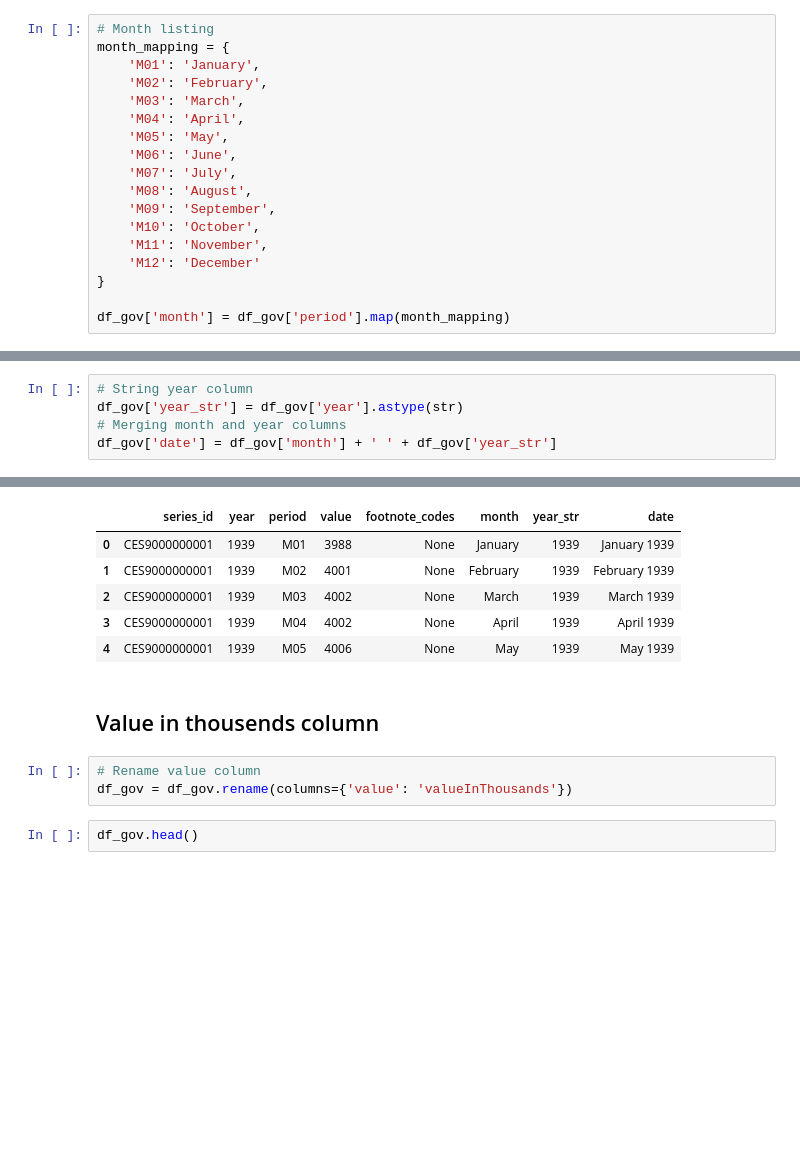
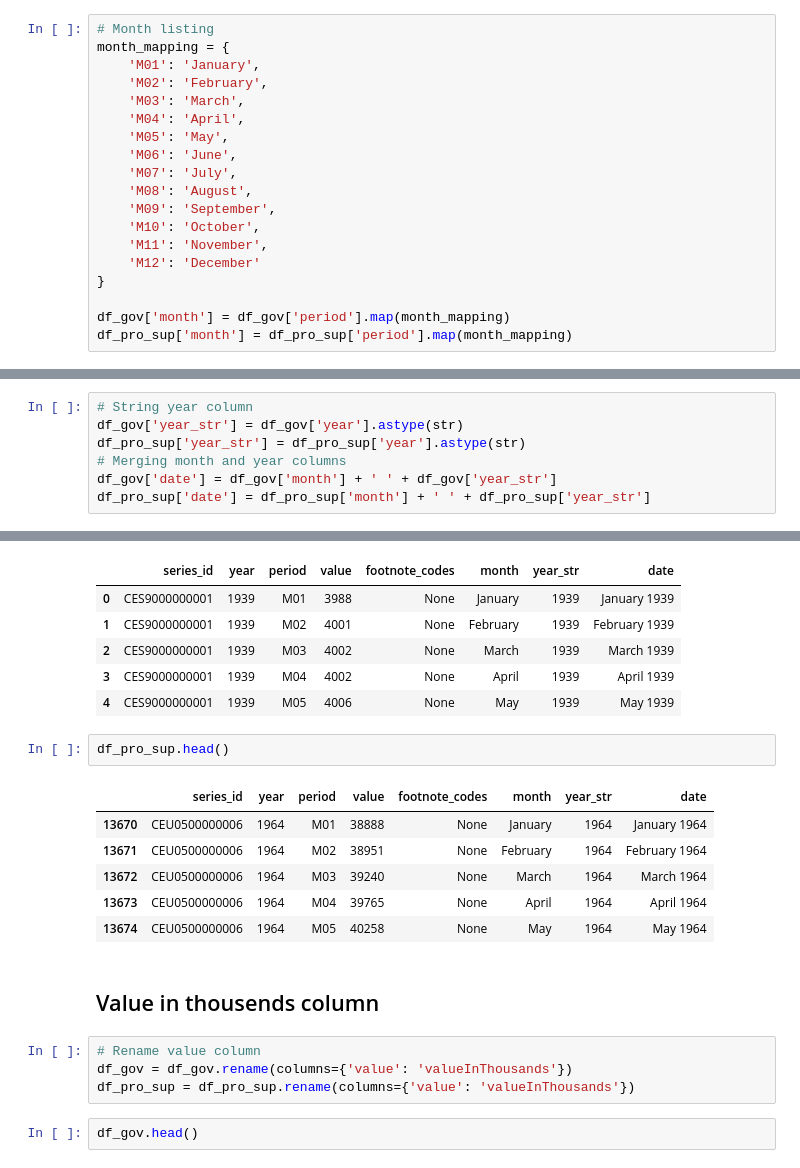
Before and after one commit to rpoandres/NG_DA_Challenge, a Jupyter notebook: Main.ipynb, the cells around one changed output, grey strips where cells are left out. Saved outputs shown, nothing was run; the diff lists cells and outputs as text; blank space fills up the shorter version.

```diff
--- a/Main.ipynb
+++ b/Main.ipynb
@@ -254,6 +254,7 @@ month_mapping = {
 }
 
 df_gov['month'] = df_gov['period'].map(month_mapping)
+df_pro_sup['month'] = df_pro_sup['period'].map(month_mapping)
 # %%
 df_gov.head()
 # %% [output]
@@ -268,8 +278,10 @@ df_gov.head()
 # %%
 # String year column
 df_gov['year_str'] = df_gov['year'].astype(str)
+df_pro_sup['year_str'] = df_pro_sup['year'].astype(str)
 # Merging month and year columns
 df_gov['date'] = df_gov['month'] + ' ' + df_gov['year_str']
+df_pro_sup['date'] = df_pro_sup['month'] + ' ' + df_pro_sup['year_str']
 # %%
 df_gov.head()
 # %% [output]
@@ -279,11 +291,21 @@ df_gov.head()
 | 2 | CES9000000001 | 1939 | M03 | 4002 | None | March | 1939 | March 1939 |
 | 3 | CES9000000001 | 1939 | M04 | 4002 | None | April | 1939 | April 1939 |
 | 4 | CES9000000001 | 1939 | M05 | 4006 | None | May | 1939 | May 1939 |
+# %%
+df_pro_sup.head()
+# %% [output]
+|  | series_id | year | period | value | footnote_codes | month | year_str | date |
+| 13670 | CEU0500000006 | 1964 | M01 | 38888 | None | January | 1964 | January 1964 |
+| 13671 | CEU0500000006 | 1964 | M02 | 38951 | None | February | 1964 | February 1964 |
+| 13672 | CEU0500000006 | 1964 | M03 | 39240 | None | March | 1964 | March 1964 |
+| 13673 | CEU0500000006 | 1964 | M04 | 39765 | None | April | 1964 | April 1964 |
+| 13674 | CEU0500000006 | 1964 | M05 | 40258 | None | May | 1964 | May 1964 |
 # %% [markdown]
 ## Value in thousends column
 # %%
 # Rename value column
 df_gov = df_gov.rename(columns={'value': 'valueInThousands'})
+df_pro_sup = df_pro_sup.rename(columns={'value': 'valueInThousands'})
 # %%
 df_gov.head()
 # %% [output]
```
Also changed, not shown: parts of 2 cells of this notebook.
